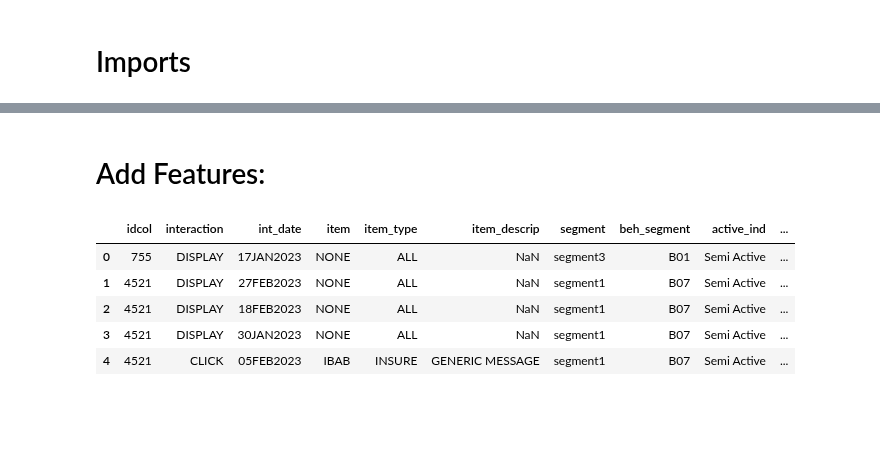
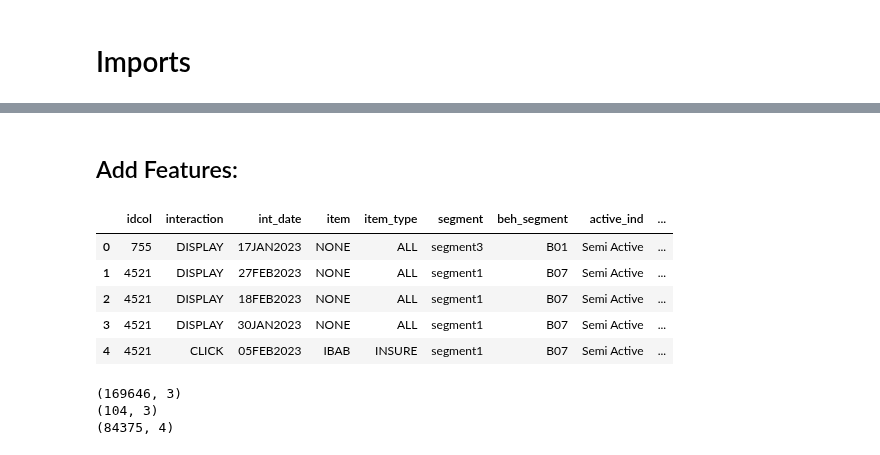
Before and after one commit to lizesteyn/FNBdataquest, a Jupyter notebook: LightFM_2.ipynb, the cells around one changed output, grey strips where cells are left out. Cells and saved outputs as stored; diff of their text form; code cells hidden in the pictures; blank space fills up the shorter version.

```diff
--- a/LightFM_2.ipynb
+++ b/LightFM_2.ipynb
@@ -17,6 +19,6 @@ from scipy.sparse import csr_matrix
 data = pd.read_csv("./fnb_datav2.csv")
 
 # Remove
-data = data.drop(columns = ["page", "tod"])
+data = data.drop(columns = ["page", "tod", "item_descrip"])
 data.head(20)
 # %% [output]
@@ -52,21 +71,24 @@ active_ind          3
 dtype: int64
 # %% [markdown]
-# Add Features:
+## Add Features:
 # %%
 # Give scores to the interactions, and then drop the interaction column:L
 interaction_scores = {
     'CLICK': 1,
     'CHECKOUT': 2
 }
 
 data['interaction_scores'] = data['interaction'].map(interaction_scores).fillna(0).astype(int)
 
+# Add ids for each unique item
+data['item_id'] = pd.factorize(data['item'])[0] + 1
+
 data.drop(columns = ["interaction"])
 data.head()
 # %% [output]
-|  | idcol | interaction | int_date | item | item_type | item_descrip | segment | beh_segment | active_ind | ... |
-| 0 | 755 | DISPLAY | 17JAN2023 | NONE | ALL | NaN | segment3 | B01 | Semi Active | ... |
-| 1 | 4521 | DISPLAY | 27FEB2023 | NONE | ALL | NaN | segment1 | B07 | Semi Active | ... |
-| 2 | 4521 | DISPLAY | 18FEB2023 | NONE | ALL | NaN | segment1 | B07 | Semi Active | ... |
-| 3 | 4521 | DISPLAY | 30JAN2023 | NONE | ALL | NaN | segment1 | B07 | Semi Active | ... |
-| 4 | 4521 | CLICK | 05FEB2023 | IBAB | INSURE | GENERIC MESSAGE | segment1 | B07 | Semi Active | ... |
+|  | idcol | interaction | int_date | item | item_type | segment | beh_segment | active_ind | ... |
+| 0 | 755 | DISPLAY | 17JAN2023 | NONE | ALL | segment3 | B01 | Semi Active | ... |
+| 1 | 4521 | DISPLAY | 27FEB2023 | NONE | ALL | segment1 | B07 | Semi Active | ... |
+| 2 | 4521 | DISPLAY | 18FEB2023 | NONE | ALL | segment1 | B07 | Semi Active | ... |
+| 3 | 4521 | DISPLAY | 30JAN2023 | NONE | ALL | segment1 | B07 | Semi Active | ... |
+| 4 | 4521 | CLICK | 05FEB2023 | IBAB | INSURE | segment1 | B07 | Semi Active | ... |
@@ -77,0 +104,29 @@ interact_cols = ["interaction", ""]
+# %%
+# Define the user columns, item columns and interaction columns:
+u_cols = ["idcol", "segment", "beh_segment", "active_ind"]
+item_cols = ["item_id", "item", "item_type"]
+interact_cols = ["idcol", "item_id", "interaction_scores"] # I include idcol and item for now, to basically say "this user did this item with this score at this date"
+
+# I want the interact_cols data in the following format:
+#
+
+user, item, rating = data[u_cols].copy(), data[item_cols].copy(), data[interact_cols].copy()
+
+# Accumulate rating data so that, for each unique user-item combination, there is a single row
+rating = rating.groupby(['idcol', 'item_id'], as_index=False)['interaction_scores'].sum()
+
+
+# Drop duplicates, because I only need the unique items' and users' data:
+item = item.drop_duplicates()
+item = item.reset_index(drop=True)
+
+user = user.drop_duplicates()
+user = user.reset_index(drop=True)
+
+print(rating.shape)
+print(item.shape)
+print(user.shape)
+# %% [output]
+(169646, 3)
+(104, 3)
+(84375, 4)
```
Also changed, not shown: parts of 30 cells of this notebook.
